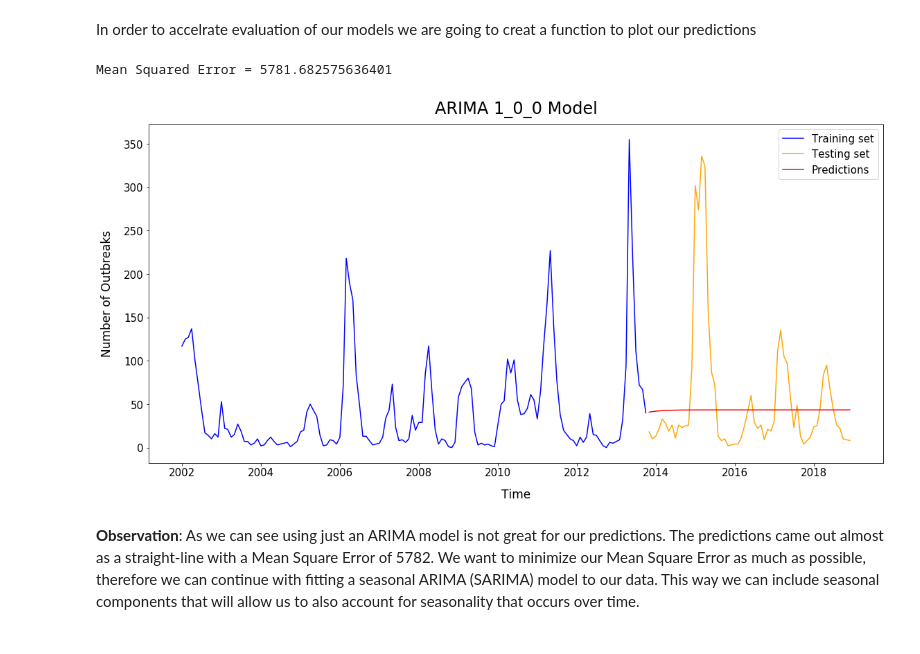
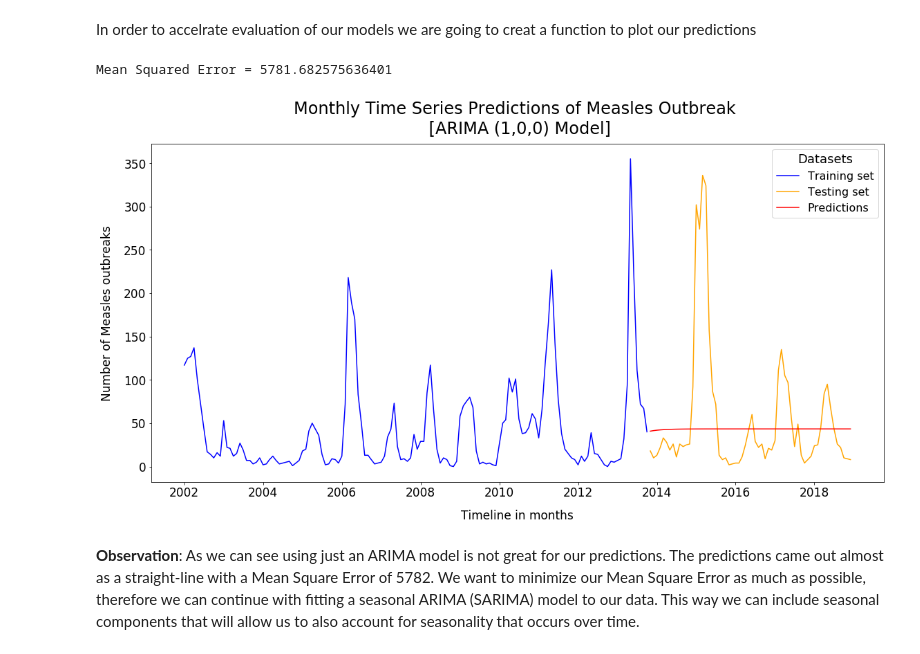
Before and after one commit to Preeya0225/capstone_project, a Jupyter notebook: code/3_modeling.ipynb, the cells around one changed output. Drawn from its saved outputs; the diff is of its cells as text; code cells hidden in the pictures.

```diff
--- a/code/3_modeling.ipynb
+++ b/code/3_modeling.ipynb
@@ -550,7 +551,7 @@ preds = model.predict(params = arima_1_0_0.params,
 # %% [markdown]
 In order to accelrate evaluation of our models we are going to creat a function to plot our predictions
 # %%
-def plotting_predictions(y_train, y_test, preds, title = None, title_size = 24, ticks_size = 15, legend_size = 15):
+def plotting_predictions(y_train, y_test, preds, title = None, title_size = 24, ticks_size = 17, legend_size = 16):
 
     #Plotting data.
     plt.figure(figsize=(19,9))
@@ -567,18 +568,18 @@ def plotting_predictions(y_train, y_test, preds, title = None, title_size = 24,
     #Setting label, ticksmarks and legend
     plt.title(label = title, fontsize=title_size, pad=15)
     plt.tick_params(labelsize=ticks_size)
-    plt.legend(fontsize=legend_size )
-    plt.xlabel("Time", fontsize=17, labelpad = 15)
-    plt.ylabel("Number of Outbreaks", fontsize=17, labelpad = 15)
+    plt.legend(fontsize=legend_size, title= 'Datasets', title_fontsize=18 )
+    plt.xlabel("Timeline in months", fontsize=17, labelpad = 15)
+    plt.ylabel("Number of Measles outbreaks", fontsize=17, labelpad = 15)
 
     #Evaluating these predictions using MSE.
     print(f"Mean Squared Error = {mean_squared_error(y_test,preds)}");
 # %%
 #Plotting ARIMA 1_0_0 Model
-plotting_predictions(y_train, y_test, preds, "ARIMA 1_0_0 Model")
+plotting_predictions(y_train, y_test, preds, "Monthly Time Series Predictions of Measles Outbreak \n [ARIMA (1,0,0) Model]")
 # %% [output]
 Mean Squared Error = 5781.682575636401
-[figure, old version]
+[figure, new version]
 # %% [markdown]
 **Observation**: As we can see using just an ARIMA model is not great for our predictions. The predictions came out almost as a straight-line with a Mean Square Error of 5782. We want to minimize our Mean Square Error as much as possible, therefore we can continue with fitting a seasonal ARIMA (SARIMA) model to our data. This way we can include seasonal components that will allow us to also account for seasonality that occurs over time.
 # %% [markdown]
```
Also changed, not shown: parts of 6 cells of this notebook, 28 other files.
